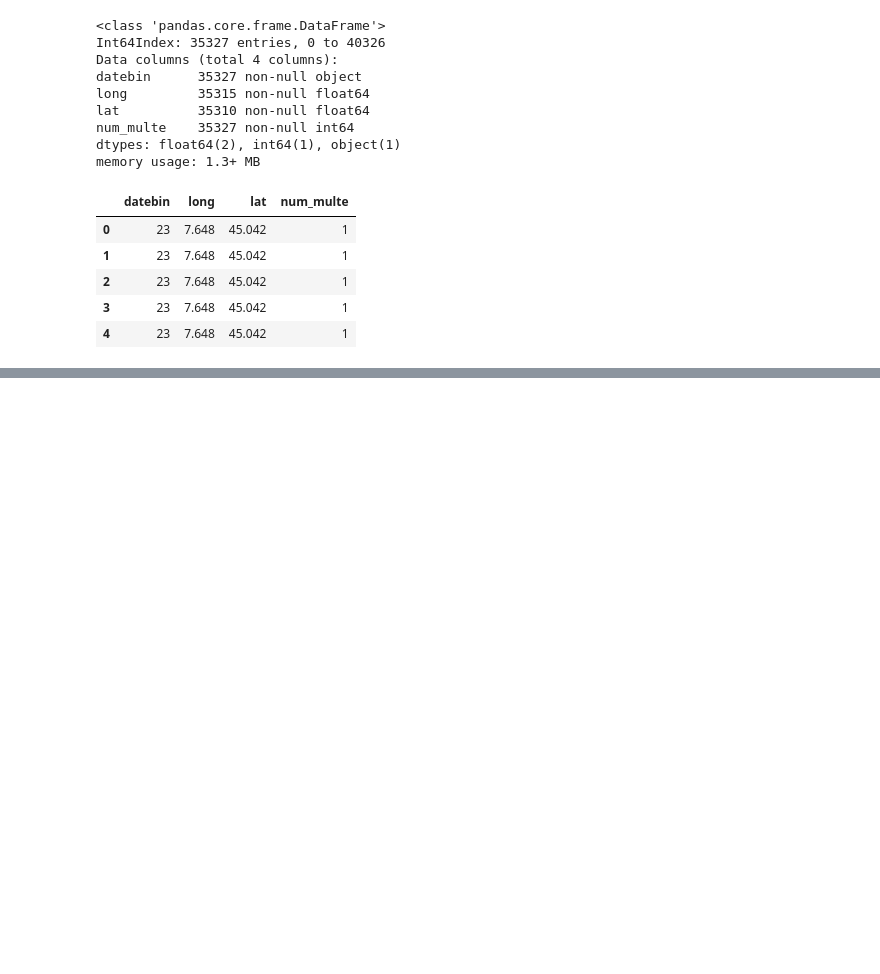
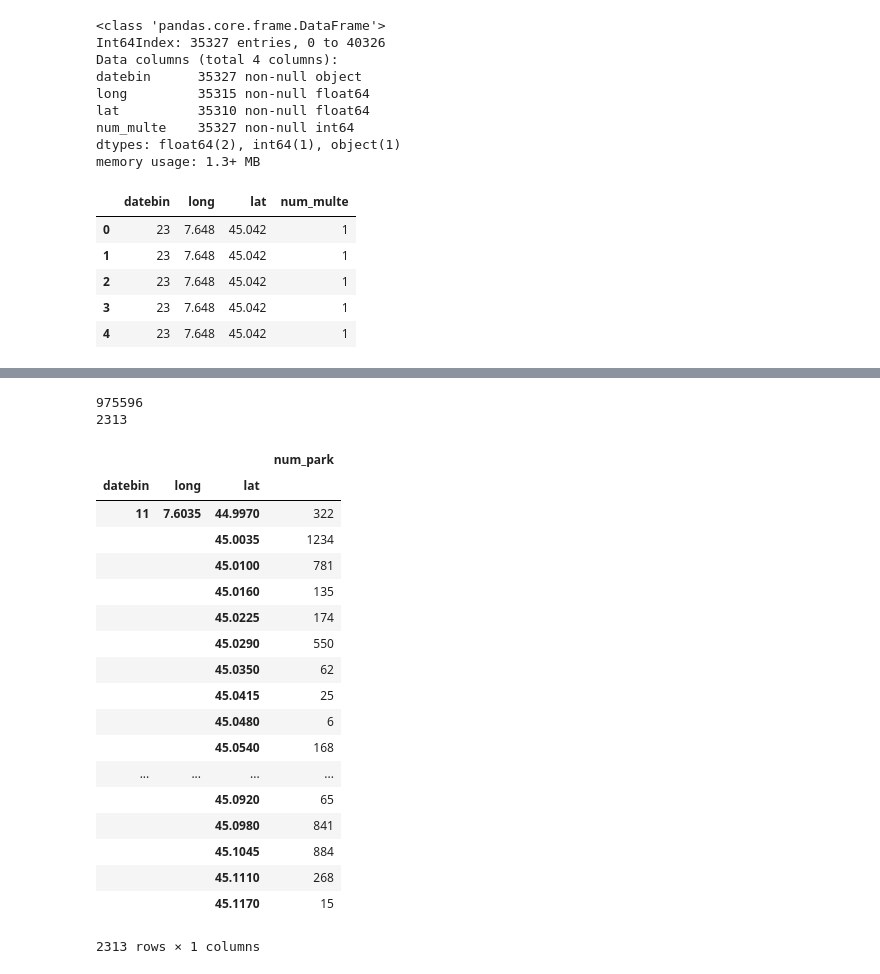
Before and after one commit to Vem-Solutions-spa/dataset-vem_event, a Jupyter notebook: Pier/bin dataset park e multe.ipynb, the cells around one changed output, grey strips where cells are left out. Saved outputs shown, nothing was run; the diff lists cells and outputs as text; code cells hidden in the pictures; blank space fills up the shorter version.

```diff
--- a/Pier/bin dataset park e multe.ipynb
+++ b/Pier/bin dataset park e multe.ipynb
@@ -136,2 +138,31 @@ KeyError: '23'
+# %%
+print(park.size)
+park = park.groupby(["datebin","long","lat"]).agg({"num_park":'sum'}).reset_index()
+park = park.set_index(["datebin","long","lat"], drop=True)
+
+print(park.size)
+park
+# %% [output]
+975596
+2313
+|  |  |  | num_park |
+| datebin | long | lat |  |
+| 11 | 7.6035 | 44.9970 | 322 |
+|  |  | 45.0035 | 1234 |
+|  |  | 45.0100 | 781 |
+|  |  | 45.0160 | 135 |
+|  |  | 45.0225 | 174 |
+|  |  | 45.0290 | 550 |
+|  |  | 45.0350 | 62 |
+|  |  | 45.0415 | 25 |
+|  |  | 45.0480 | 6 |
+|  |  | 45.0540 | 168 |
+| ... | ... | ... | ... |
+|  |  | 45.0920 | 65 |
+|  |  | 45.0980 | 841 |
+|  |  | 45.1045 | 884 |
+|  |  | 45.1110 | 268 |
+|  |  | 45.1170 | 15 |
+2313 rows × 1 columns
 # %%
 multe.info()
```
Also changed, not shown: parts of 14 cells of this notebook, 2 other files.
